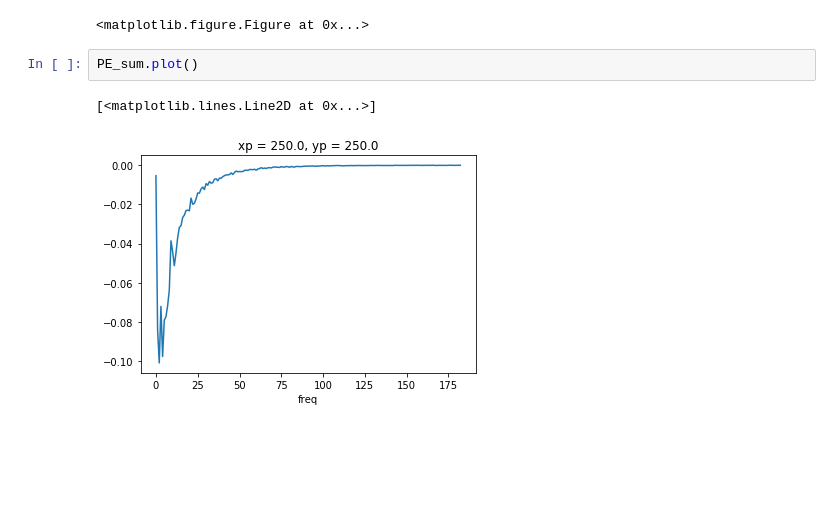
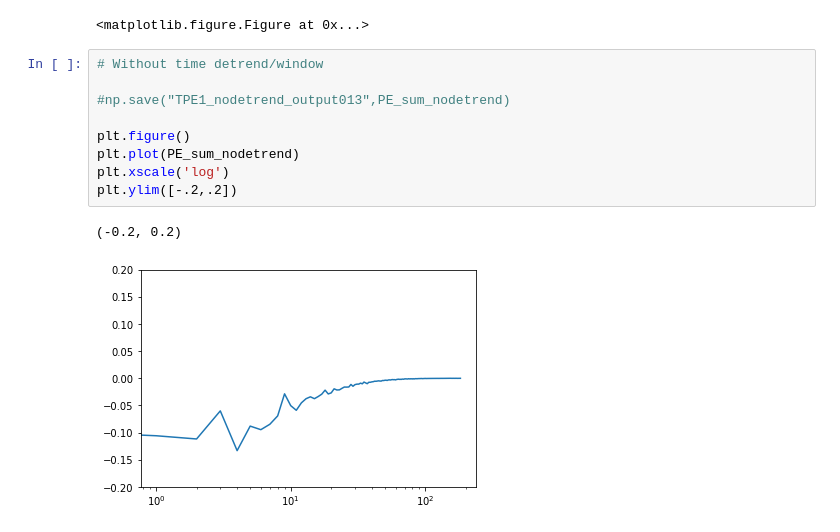
Before and after one commit to paigem/QGCM_spec_analysis, a Jupyter notebook: QGCM_spec_analysis_Paige.ipynb, the cells around one changed output. Cells and saved outputs as stored; diff of their text form; blank space fills up the shorter version.

```diff
--- a/QGCM_spec_analysis_Paige.ipynb
+++ b/QGCM_spec_analysis_Paige.ipynb
@@ -625,8 +596,15 @@ plt.xscale('log')
 # %% [output]
 NameError: name 'buoyancy_avg' is not defined
 <matplotlib.figure.Figure at 0x...>
-# %%
-PE_sum.plot()
-# %% [output]
-[<matplotlib.lines.Line2D at 0x...>]
-[figure, removed]
+# %%
+# Without time detrend/window
+
+#np.save("TPE1_nodetrend_output013",PE_sum_nodetrend)
+
+plt.figure()
+plt.plot(PE_sum_nodetrend)
+plt.xscale('log')
+plt.ylim([-.2,.2])
+# %% [output]
+(-0.2, 0.2)
+[figure, added]
```
Also changed, not shown: parts of 9 cells of this notebook.
